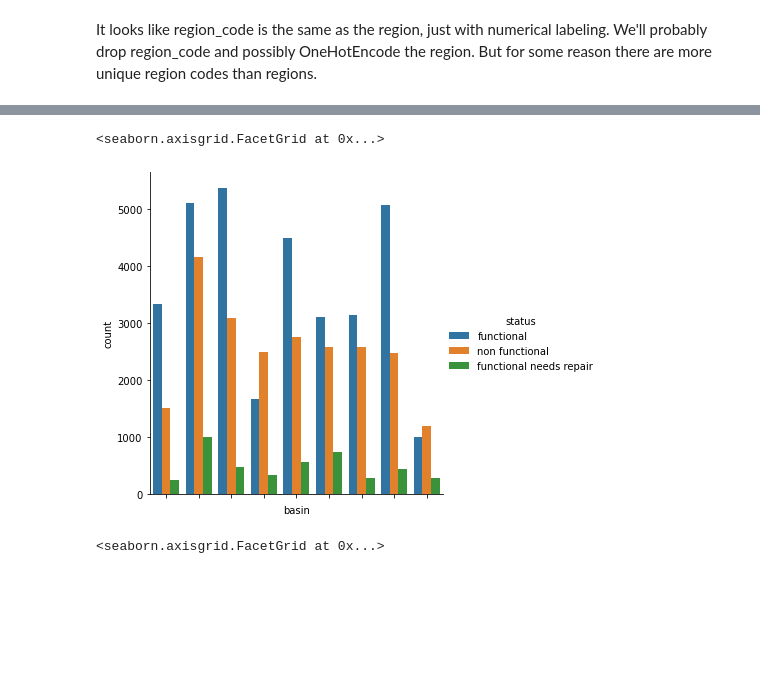
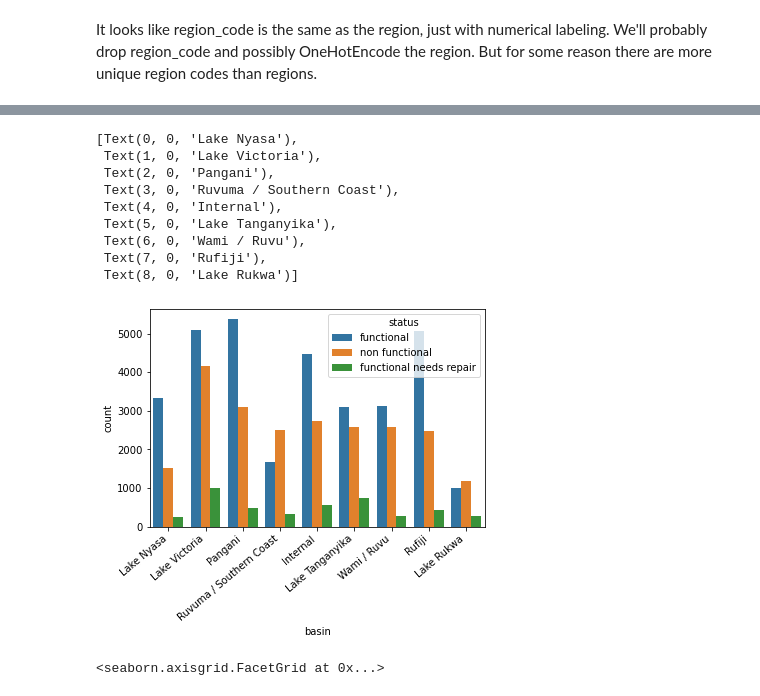
Before and after one commit to talanthier/Pump-It-Up-Water-Table-DrivenData, a Jupyter notebook: Notebooks/pumpitup_exploration_01.ipynb, the cells around one changed output, grey strips where cells are left out. Drawn from its saved outputs; the diff is of its cells as text; code cells hidden in the pictures; blank space fills up the shorter version.

```diff
--- a/Notebooks/pumpitup_exploration_01.ipynb
+++ b/Notebooks/pumpitup_exploration_01.ipynb
@@ -178,0 +190,7 @@ plt.gcf().autofmt_xdate()
+# %%
+pump['year_recorded'] = pd.DatetimeIndex(pump['date_recorded']).year
+pump['month_recorded'] = pd.DatetimeIndex(pump['date_recorded']).month
+
+pump['age'] = pump['year_recorded'] - pump['construction_year']
+
+pump[['date_recorded', 'year_recorded', 'month_recorded', 'construction_year', 'age']].head()
@@ -185,0 +226,3 @@ Quite a bit of data with gps_height = 0. I'm not sure if we can treat this data
+# %%
+pump['gps_height_bins'] = pd.cut(pump['gps_height'], bins = [-100, 0, 500, 1000, 1500, 2000, 2500, 3000])
+sns.jointplot(data=pump, x='longitude', y='latitude', hue = 'gps_height_bins', xlim = (27.5,42.5), ylim = (-12,0))
@@ -231,11 +291,19 @@ pump.head()
 | 3 | 67743 | 0.0 | 2013-01-28 | Unicef | 263 | UNICEF | 38.486161 | -11.155298 | Zahanati Ya Nanyumbu | ... |
 | 4 | 19728 | 0.0 | 2011-07-13 | Action In A | 0 | Artisan | 31.130847 | -1.825359 | Shuleni | ... |
 # %%
-basin_plot = sns.catplot(data = pump, x = 'basin', hue = 'status', kind = 'count')
-basin_plot.set(xticklabels=[])
+basin_plot = sns.countplot(data = pump, x = 'basin', hue = 'status')
+basin_plot.set_xticklabels(basin_plot.get_xticklabels(), rotation=40, ha="right")
 # %% [output]
-<seaborn.axisgrid.FacetGrid at 0x...>
+[Text(0, 0, 'Lake Nyasa'),
+ Text(1, 0, 'Lake Victoria'),
+ Text(2, 0, 'Pangani'),
+ Text(3, 0, 'Ruvuma / Southern Coast'),
+ Text(4, 0, 'Internal'),
+ Text(5, 0, 'Lake Tanganyika'),
+ Text(6, 0, 'Wami / Ruvu'),
+ Text(7, 0, 'Rufiji'),
+ Text(8, 0, 'Lake Rukwa')]
-[figure, old version]
+[figure, new version]
 # %%
 lga_plot = sns.catplot(data = pump, x = 'lga', hue = 'status', kind = 'count')
 lga_plot.set(xticklabels=[])
```
Also changed, not shown: parts of 34 cells of this notebook, 3 other files.
